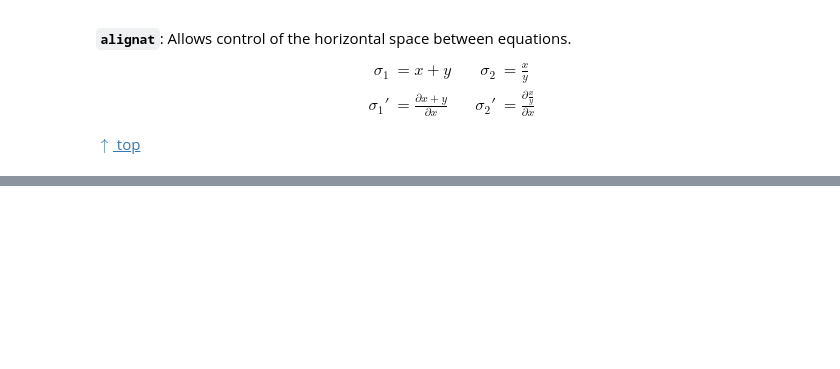
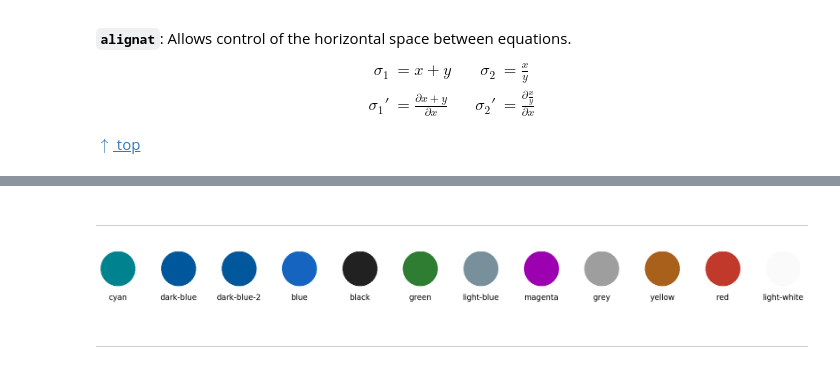
Before and after one commit to leriomaggio/notexbook-jupyter-theme, a Jupyter notebook: TeXbook_Theme_Sample.ipynb, the cells around one changed output, grey strips where cells are left out. Saved outputs shown, nothing was run; the diff lists cells and outputs as text; code cells hidden in the pictures; blank space fills up the shorter version.

```diff
--- a/TeXbook_Theme_Sample.ipynb
+++ b/TeXbook_Theme_Sample.ipynb
@@ -376,0 +532,23 @@ with the `fn` prefix requirement, the `.fn` class can be used instead[$^{fnclass
+# %% [markdown]
+---
+# %%
+material_code_colours = {
+    "light-white": "#FAFAFA",
+    "black": "#212121",
+    "dark-blue" : "#01579B11",
+    "dark-blue-2": "#01579B22",
+    "blue": "#1565C0",
+    "green": "#2E7D32",
+    "yellow": "#A8601A",
+    "cyan": "#00838f",
+    "magenta": "#9C00B0",
+    "red": "#C0392B",
+    "grey": "#9E9E9E",
+    "light-blue": "#78909c"
+}
+
+show_palette(material_code_colours)
+# %% [output]
+[figure, added]
+# %% [markdown]
+---
```
Also changed, not shown: parts of 17 cells of this notebook.
